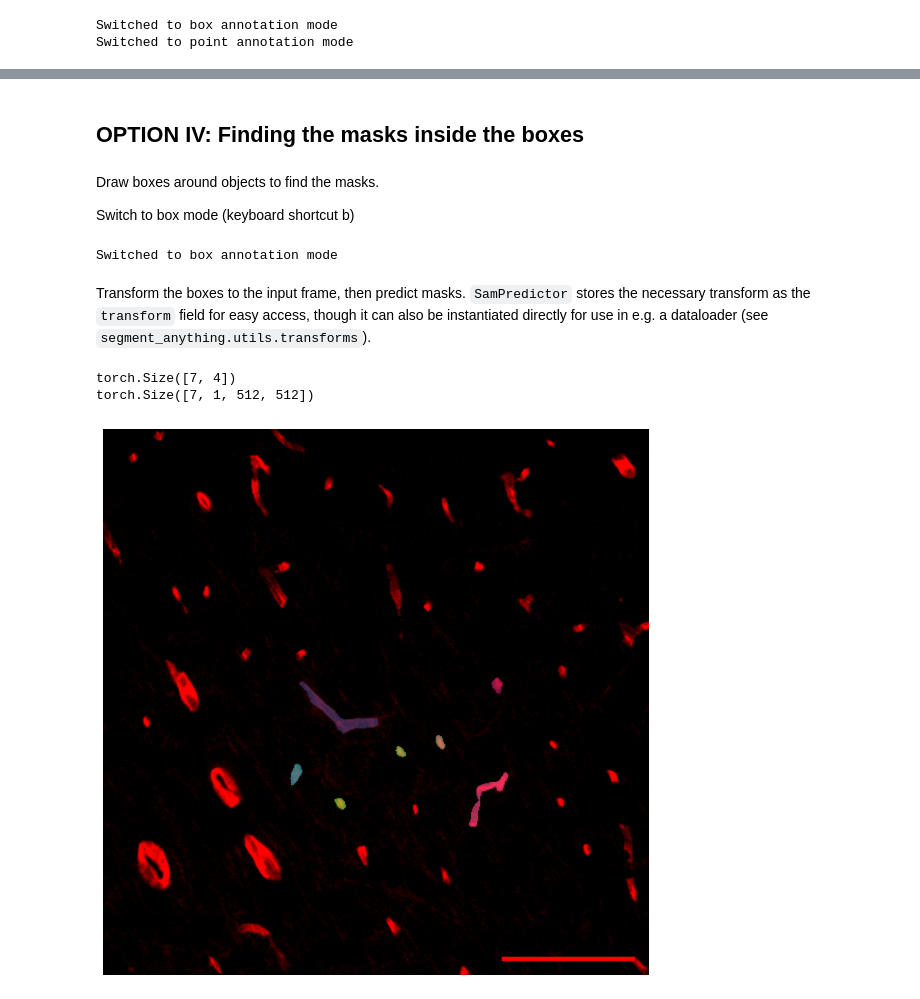
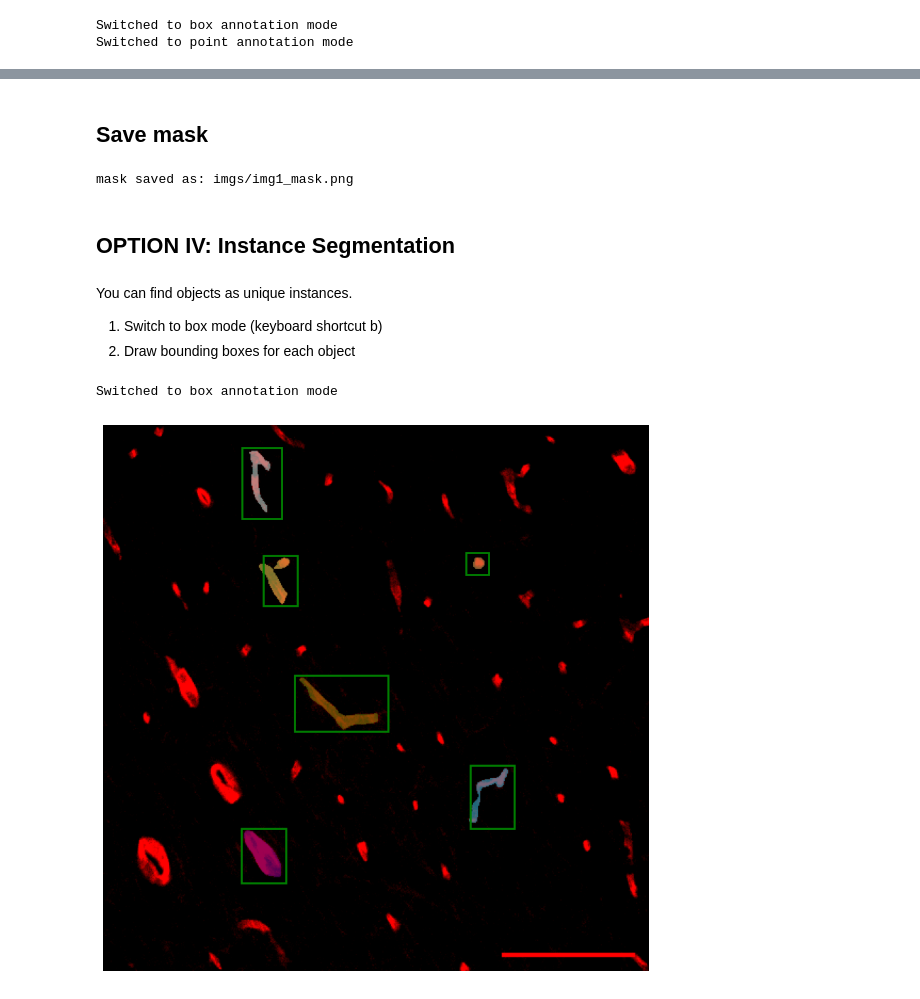
Before and after one commit to jjahanip/sam_gui, a Jupyter notebook: sam_segmenter.ipynb, the cells around one changed output, grey strips where cells are left out. Drawn from its saved outputs; the diff is of its cells as text; code cells hidden in the pictures.

```diff
--- a/sam_segmenter.ipynb
+++ b/sam_segmenter.ipynb
@@ -275,5 +65,5 @@ The chosen points will be shown as stars on the image.
 # %%
-points, _, labels = annotate_image(image)
+points, _, labels = annotate_image_gui(image)
 input_point = np.array(points)
 input_label = np.array(labels)
 # %%
@@ -291,5 +81,12 @@ masks, scores, logits = predictor.predict(
     point_coords=input_point,
     point_labels=input_label,
     box = np.array((0, 0, image.shape[1], image.shape[0])),
-    multimask_output=True,
-)
+    multimask_output=True)
+
+for i, (mask, score) in enumerate(zip(masks, scores)):
+    plt.figure(figsize=(10,10))
+    plt.imshow(image)
+    show_mask(mask, plt.gca())
+    plt.title(f"Mask {i+1}, Score: {score:.3f}", fontsize=18)
+    plt.axis('off')
+    plt.show()
@@ -302,9 +96,0 @@ masks.shape  # (number_of_masks) x H x W
-# %%
-for i, (mask, score) in enumerate(zip(masks, scores)):
-    plt.figure(figsize=(10,10))
-    plt.imshow(image)
-    show_mask(mask, plt.gca())
-    show_points(input_point, input_label, plt.gca())
-    plt.title(f"Mask {i+1}, Score: {score:.3f}", fontsize=18)
-    plt.axis('off')
-    plt.show()
@@ -407,16 +227,26 @@ plt.show()
+# %% [markdown]
+## Save mask
+# %%
+# save mask
+input_name = os.path.splitext(image_path)[0]
+output_name = input_name + '_mask' + os.path.splitext(image_path)[1]
+cv2.imwrite(output_name, np.array(masks[0, ...]*255, dtype=np.uint8))
+
+print('mask saved as: {}'.format(output_name))
+# %% [output]
+mask saved as: imgs/img1_mask.png
 # %% [markdown]
-## OPTION IV: Finding the masks inside the boxes
+## OPTION IV: Instance Segmentation
 # %% [markdown]
-Draw boxes around objects to find the masks.
+You can find objects as unique instances.
 
-Switch to box mode (keyboard shortcut b)
+1. Switch to box mode (keyboard shortcut b)
+2. Draw bounding boxes for each object
 # %%
-_, boxes, _ = annotate_image(image)
+_, boxes, _ = annotate_image_gui(image)
 input_boxes = torch.tensor(boxes, device=predictor.device)
 # %% [output]
 Switched to box annotation mode
-# %% [markdown]
-Transform the boxes to the input frame, then predict masks. `SamPredictor` stores the necessary transform as the `transform` field for easy access, though it can also be instantiated directly for use in e.g. a dataloader (see `segment_anything.utils.transforms`).
 # %%
 transformed_boxes = predictor.transform.apply_boxes_torch(input_boxes, image.shape[:2])
 masks, _, _ = predictor.predict_torch(
@@ -425,20 +255,14 @@ masks, _, _ = predictor.predict_torch(
     boxes=transformed_boxes,
     multimask_output=False,
 )
-# %%
-print(input_boxes.shape)
-print(masks.shape)  # (batch_size) x (num_predicted_masks_per_input) x H x W
-# %% [output]
-torch.Size([7, 4])
-torch.Size([7, 1, 512, 512])
 # %%
 plt.figure(figsize=(10, 10))
 plt.imshow(image)
 for mask in masks:
     show_mask(mask.cpu().numpy(), plt.gca(), random_color=True)
-# for box in input_boxes:
-#     show_box(box.cpu().numpy(), plt.gca())
+for box in input_boxes:
+    show_box(box.cpu().numpy(), plt.gca())
 plt.axis('off')
 plt.show()
 # %% [output]
-[figure, old version]
+[figure, new version]
```
Also changed, not shown: parts of 34 cells of this notebook.
